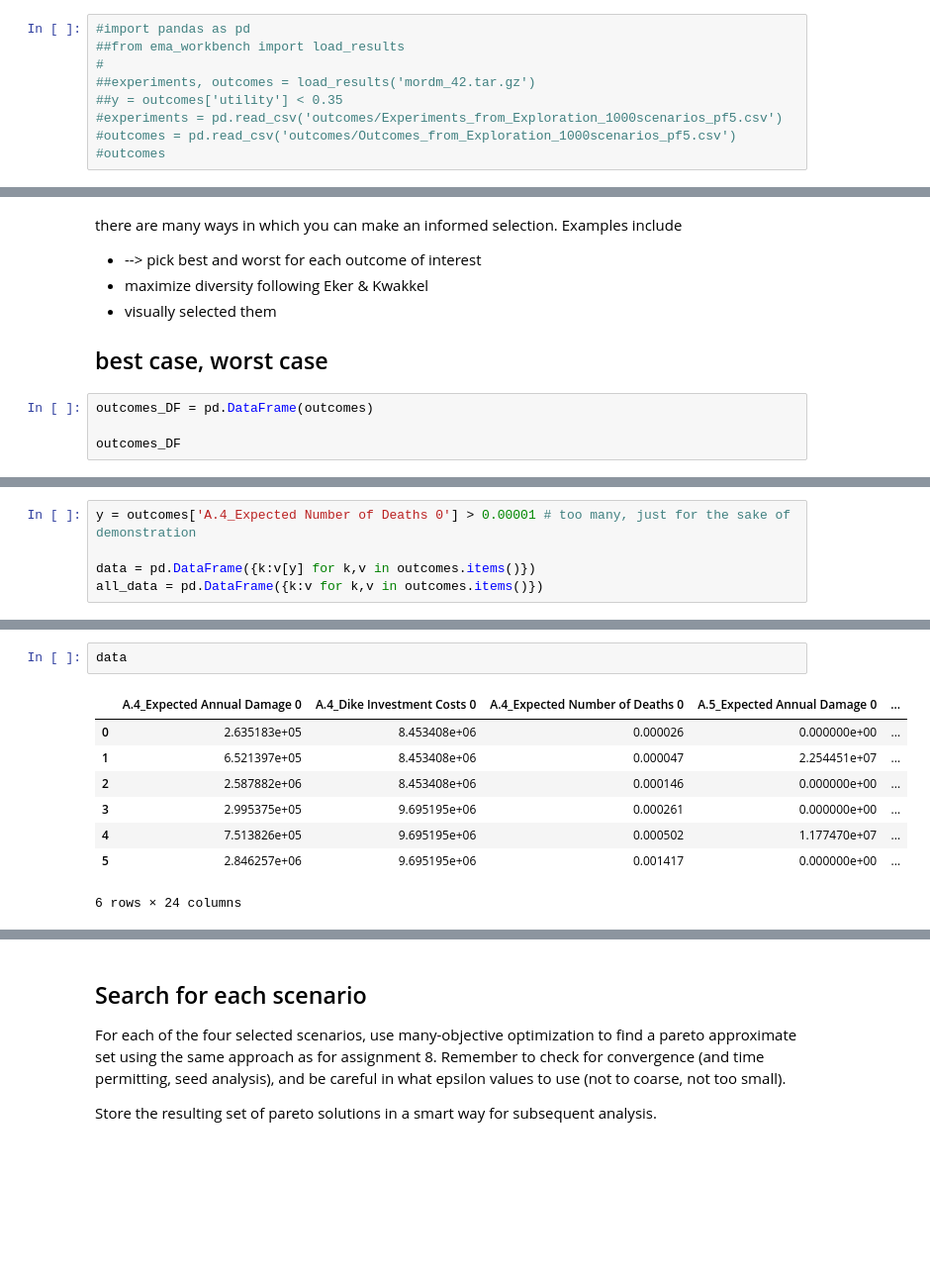
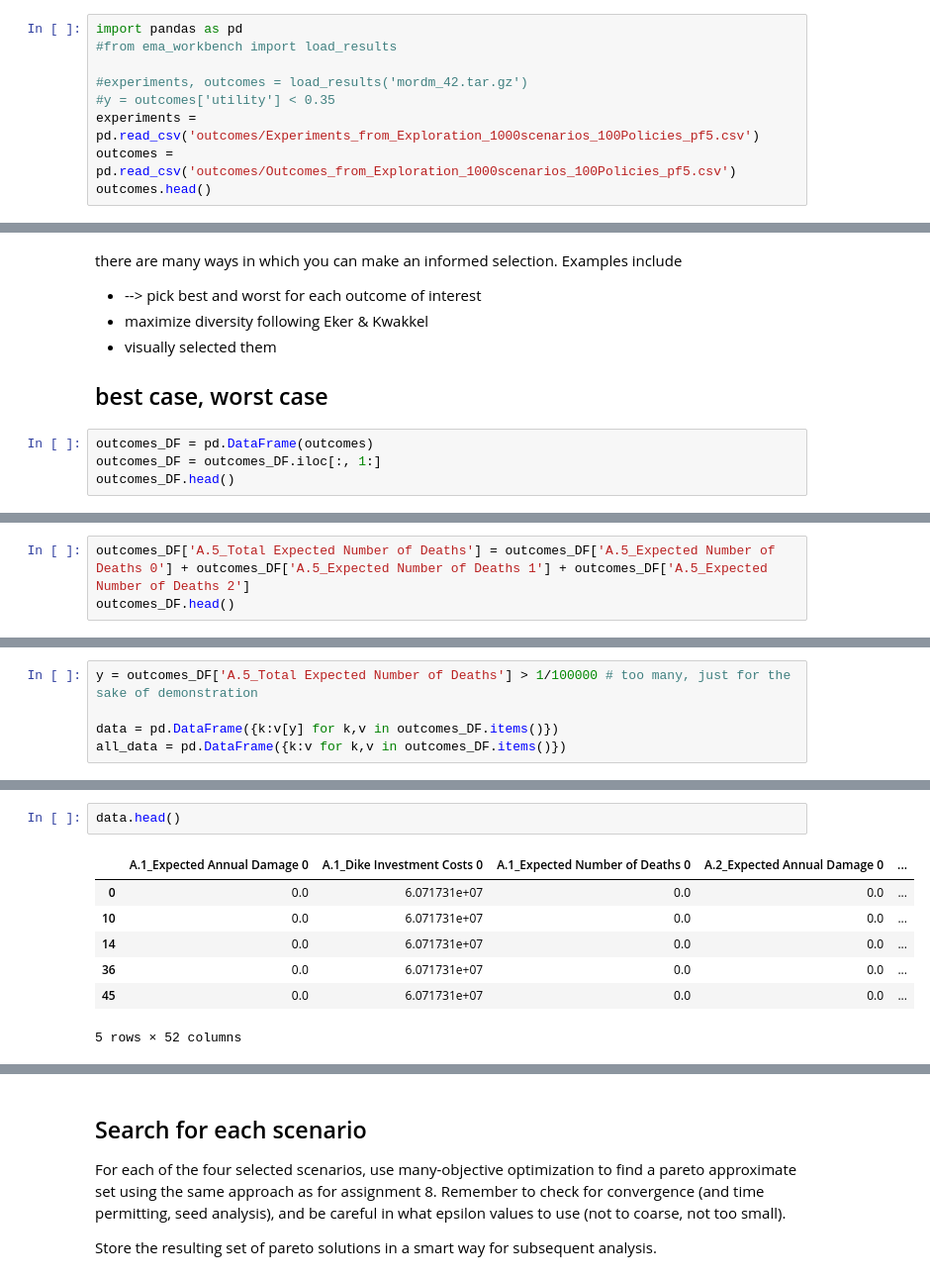
Before and after one commit to ArieTieszoon/ModelBasedDecisionMaking_G18, a Jupyter notebook: Give files/Multi Scenario MORDM.ipynb, the cells around one changed output, grey strips where cells are left out. Shown: that part at 99% size. Drawn from its saved outputs; the diff is of its cells as text; blank space fills up the shorter version.

```diff
--- a/Give files/Multi Scenario MORDM.ipynb
+++ b/Give files/Multi Scenario MORDM.ipynb
@@ -70,13 +53,13 @@ with MultiprocessingEvaluator(dike_model) as evaluator:
 # %% [markdown]
 or import already available experiments
 # %%
-#import pandas as pd
-##from ema_workbench import load_results
-#
-##experiments, outcomes = load_results('mordm_42.tar.gz')
-##y = outcomes['utility'] < 0.35
-#experiments = pd.read_csv('outcomes/Experiments_from_Exploration_1000scenarios_pf5.csv')
-#outcomes = pd.read_csv('outcomes/Outcomes_from_Exploration_1000scenarios_pf5.csv')
-#outcomes
+import pandas as pd
+#from ema_workbench import load_results
+
+#experiments, outcomes = load_results('mordm_42.tar.gz')
+#y = outcomes['utility'] < 0.35
+experiments = pd.read_csv('outcomes/Experiments_from_Exploration_1000scenarios_100Policies_pf5.csv')
+outcomes = pd.read_csv('outcomes/Outcomes_from_Exploration_1000scenarios_100Policies_pf5.csv')
+outcomes.head()
 # %% [output]
 |  | Unnamed: 0 | A.1_Expected Annual Damage 0 | A.1_Dike Investment Costs 0 | A.1_Expected Number of Deaths 0 | A.2_Expected Annual Damage 0 | ... |
@@ -101,6 +90,6 @@ there are many ways in which you can make an informed selection. Examples includ
 ## best case, worst case
 # %%
 outcomes_DF = pd.DataFrame(outcomes)
-
-outcomes_DF
+outcomes_DF = outcomes_DF.iloc[:, 1:]
+outcomes_DF.head()
 # %% [output]
@@ -124,0 +103,3 @@ outcomes_DF
+# %%
+outcomes_DF['A.5_Total Expected Number of Deaths'] = outcomes_DF['A.5_Expected Number of Deaths 0'] + outcomes_DF['A.5_Expected Number of Deaths 1'] + outcomes_DF['A.5_Expected Number of Deaths 2']
+outcomes_DF.head()
@@ -125,5 +127,5 @@ outcomes_DF
 # %%
-y = outcomes['A.4_Expected Number of Deaths 0'] > 0.00001 # too many, just for the sake of demonstration
+y = outcomes_DF['A.5_Total Expected Number of Deaths'] > 1/100000 # too many, just for the sake of demonstration
 
-data = pd.DataFrame({k:v[y] for k,v in outcomes.items()})
-all_data = pd.DataFrame({k:v for k,v in outcomes.items()})
+data = pd.DataFrame({k:v[y] for k,v in outcomes_DF.items()})
+all_data = pd.DataFrame({k:v for k,v in outcomes_DF.items()})
@@ -143,11 +153,10 @@ plt.show()
 # %%
-data
+data.head()
 # %% [output]
-|  | A.4_Expected Annual Damage 0 | A.4_Dike Investment Costs 0 | A.4_Expected Number of Deaths 0 | A.5_Expected Annual Damage 0 | ... |
-| 0 | 2.635183e+05 | 8.453408e+06 | 0.000026 | 0.000000e+00 | ... |
-| 1 | 6.521397e+05 | 8.453408e+06 | 0.000047 | 2.254451e+07 | ... |
-| 2 | 2.587882e+06 | 8.453408e+06 | 0.000146 | 0.000000e+00 | ... |
-| 3 | 2.995375e+05 | 9.695195e+06 | 0.000261 | 0.000000e+00 | ... |
-| 4 | 7.513826e+05 | 9.695195e+06 | 0.000502 | 1.177470e+07 | ... |
-| 5 | 2.846257e+06 | 9.695195e+06 | 0.001417 | 0.000000e+00 | ... |
+|  | A.1_Expected Annual Damage 0 | A.1_Dike Investment Costs 0 | A.1_Expected Number of Deaths 0 | A.2_Expected Annual Damage 0 | ... |
+| 0 | 0.0 | 6.071731e+07 | 0.0 | 0.0 | ... |
+| 10 | 0.0 | 6.071731e+07 | 0.0 | 0.0 | ... |
+| 14 | 0.0 | 6.071731e+07 | 0.0 | 0.0 | ... |
+| 36 | 0.0 | 6.071731e+07 | 0.0 | 0.0 | ... |
+| 45 | 0.0 | 6.071731e+07 | 0.0 | 0.0 | ... |
-6 rows × 24 columns
+5 rows × 52 columns
```
Also changed, not shown: parts of 32 cells of this notebook, 7 other files.
